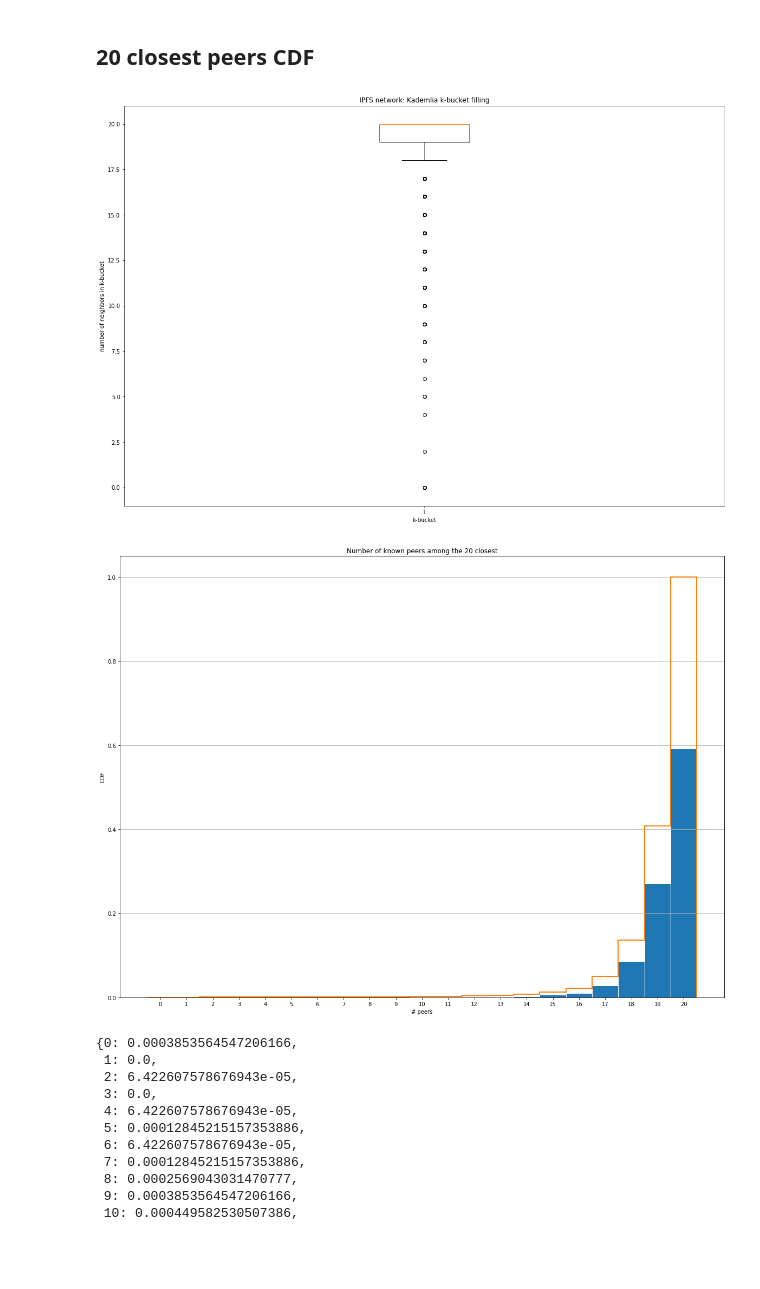
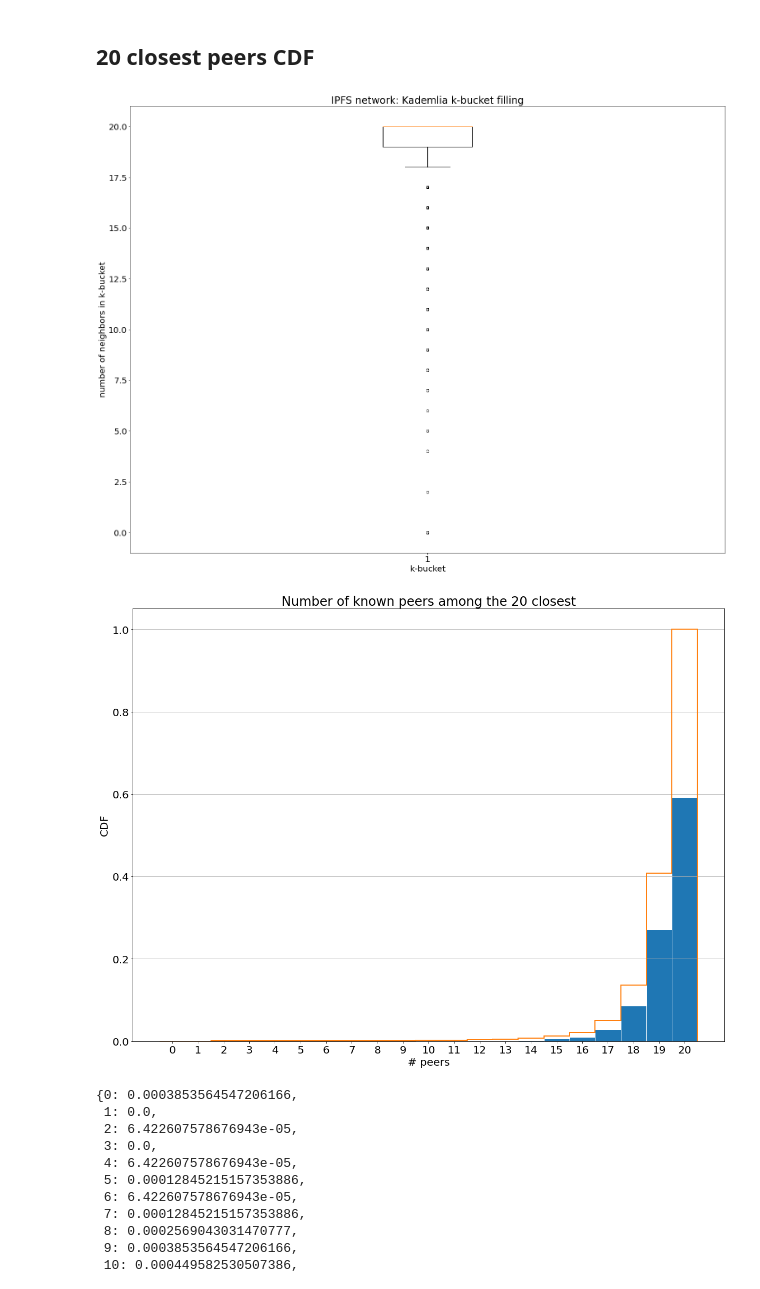
Before and after one commit to probe-lab/network-measurements, a Jupyter notebook: implementations/rfm19-dht-routing-table-health/refactor.ipynb, the cells around one changed output. Cells and saved outputs as stored; diff of their text form; code cells hidden in the pictures; blank space fills up the shorter version.

```diff
--- a/implementations/rfm19-dht-routing-table-health/refactor.ipynb
+++ b/implementations/rfm19-dht-routing-table-health/refactor.ipynb
@@ -134,8 +135,6 @@ for peer in peers:
     count += 1
     for bucket in range(len(peers[peer].buckets)):
         count_in_bucket[bucket] += len(peers[peer].buckets[bucket])
-        if len(peers[peer].buckets[bucket]) > 20:
-            print("shit", bucket)
         for neighbor in peers[peer].buckets[bucket]:
             if not neighbor.alive:
                 dead_in_bucket[bucket] += 1
@@ -202,25 +203,25 @@ for p in alive_peers:
             count+=1
     neighbors20.append(count)
 # %%
-fig = plt.figure(figsize=(15,10))
+fig = plt.figure(figsize=(20,15), facecolor='white')
 ax = fig.add_axes([0, 0, 1, 1])
 
 #ax.set_xlim(220,257)
 #plt.yticks(range(0, 21, 2))
 
 plt.xlabel("k-bucket")
 plt.ylabel("number of neighbors in k-bucket")
 
 plt.title("IPFS network: Kademlia k-bucket filling")
 
 _= ax.boxplot(neighbors20)
 
 # show plot
 plt.show()
 # %% [output]
-[figure, old version]
+[figure, new version]
 # %%
-plt.figure(figsize=(20,15))
+fig = plt.figure(figsize=(20,15), facecolor='white')
 plt.hist(neighbors20,bins=[x - 0.5 for x in range(0,22)],density=True, linewidth=1, edgecolor="white")
 plt.hist(neighbors20,bins=[x - 0.5 for x in range(0,22)], density=True, cumulative=True, label='CDF', histtype='step', linewidth=2)
 plt.grid(axis='y')
@@ -228,9 +229,10 @@ plt.xlabel("# peers")
 plt.ylabel("CDF")
 plt.xticks(range(0,21))
 plt.title("Number of known peers among the 20 closest")
+plt.savefig('plots/known-peers-among-20-closest.png')
 plt.show()
 # %% [output]
-[figure, old version]
+[figure, new version]
 # %%
 {x:neighbors20.count(x)/len(neighbors20) for x in range(21)}
 # %% [output]
```
Also changed, not shown: parts of 11 cells of this notebook, 9 other files.
